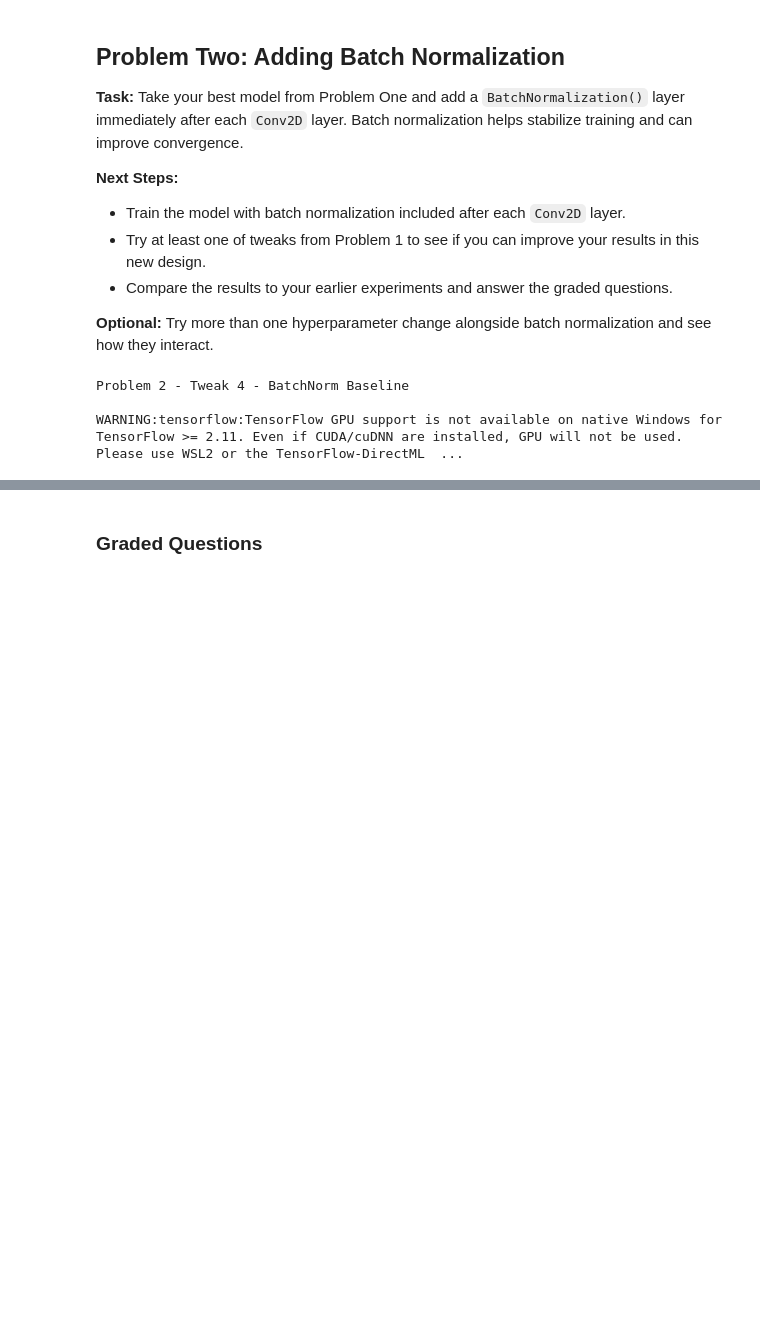
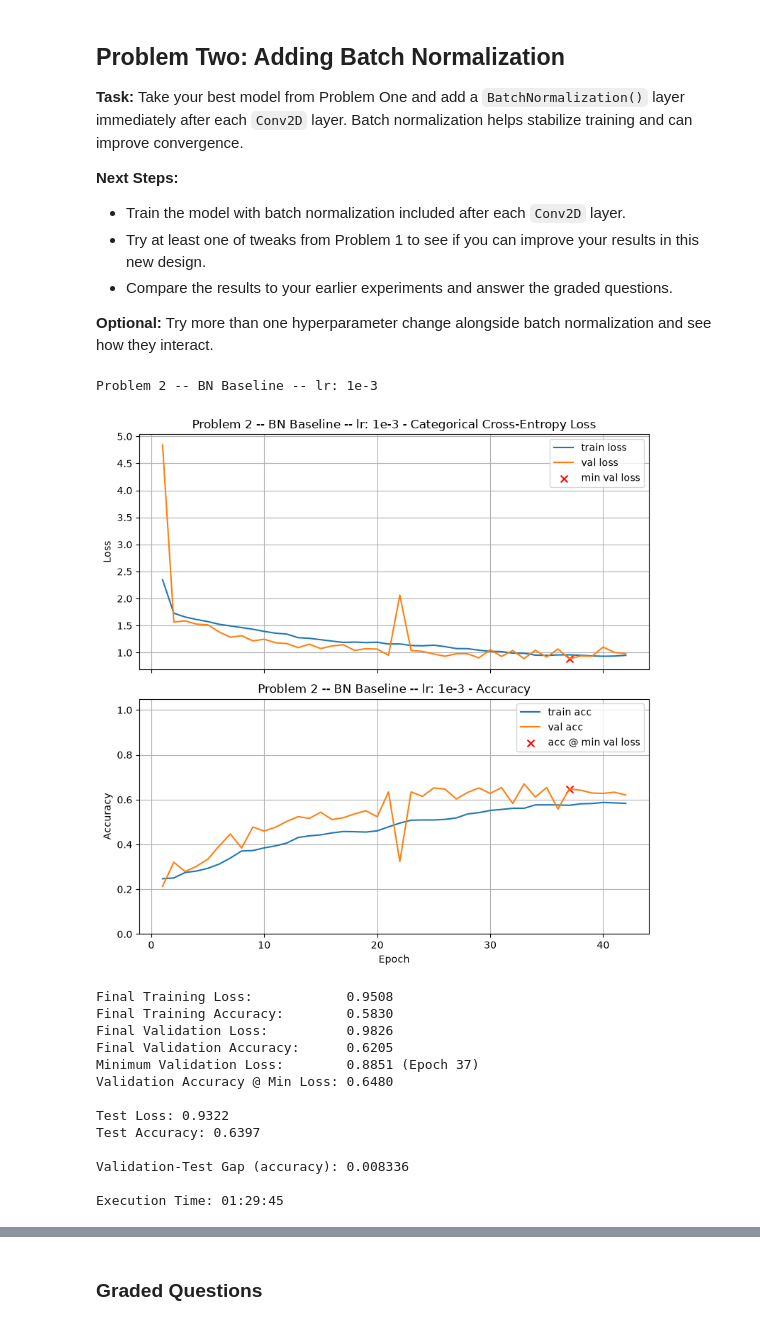
Before and after one commit to aqds-hub/Learning, a Jupyter notebook: 703/Homework_04.ipynb, the cells around one changed output, grey strips where cells are left out. Cells and saved outputs as stored; diff of their text form; code cells hidden in the pictures; blank space fills up the shorter version.

```diff
--- a/703/Homework_04.ipynb
+++ b/703/Homework_04.ipynb
@@ -590,30 +593,3 @@ Take your best model from Problem One and add a `BatchNormalization()` layer imm
 
 **Optional:**
 Try more than one hyperparameter change alongside batch normalization and see how they interact.
-# %%
-he = initializers.HeNormal()
-
-# Problem 2 -- Baseline with BatchNormalization
-# Take best model from Problem 1 (baseline) and add BatchNormalization after each Conv2D
-model_bn_baseline = models.Sequential([
-    Input(shape=INPUT_SHAPE),
-
-    Conv2D(32, (3,3), activation="relu", kernel_initializer=he, padding="same"),
-    BatchNormalization(),
-    MaxPooling2D(2),
-
-    Conv2D(64, (3,3), activation="relu", kernel_initializer=he, padding="same"),
-    BatchNormalization(),
-    MaxPooling2D(2),
-
-    Flatten(),
-    Dense(64, activation="relu", kernel_initializer=he),
-    Dropout(0.5),
-    Dense(num_classes, activation="softmax")
-])
-
-train_and_test(model_bn_baseline, lr_schedule=1e-3, title="Problem 2 - Tweak 4 - BatchNorm Baseline")
-# %% [output]
-Problem 2 - Tweak 4 - BatchNorm Baseline
-
-WARNING:tensorflow:TensorFlow GPU support is not available on native Windows for TensorFlow >= 2.11. Even if CUDA/cuDNN are installed, GPU will not be used. Please use WSL2 or the TensorFlow-DirectML  ...
@@ -663,0 +596,38 @@ train_and_test(model_bn_dropout, lr_schedule=1e-3, title="Problem 2 -- BatchNorm
+# %%
+he = initializers.HeNormal()
+
+# Problem 2 -- Tweak 4 -- Baseline with Batch Normalization (after each Conv2D)
+model_bn_baseline = models.Sequential([
+    Input(shape=INPUT_SHAPE),
+
+    Conv2D(32, (3,3), activation="relu", kernel_initializer=he, padding="same"),
+    BatchNormalization(),
+    MaxPooling2D(2),
+
+    Conv2D(64, (3,3), activation="relu", kernel_initializer=he, padding="same"),
+    BatchNormalization(),
+    MaxPooling2D(2),
+
+    Flatten(),
+    Dense(64, activation="relu", kernel_initializer=he),
+    Dropout(0.5),
+    Dense(num_classes, activation="softmax")
+])
+
+train_and_test(model_bn_baseline, patience = 5, epochs=50, lr_schedule=1e-3, title="Problem 2 -- BN Baseline -- lr: 1e-3")
+# %% [output]
+Problem 2 -- BN Baseline -- lr: 1e-3
+[figure, added]
+Final Training Loss:            0.9508
+Final Training Accuracy:        0.5830
+Final Validation Loss:          0.9826
+Final Validation Accuracy:      0.6205
+Minimum Validation Loss:        0.8851 (Epoch 37)
+Validation Accuracy @ Min Loss: 0.6480
+
+Test Loss: 0.9322
+Test Accuracy: 0.6397
+
+Validation-Test Gap (accuracy): 0.008336
+
+Execution Time: 01:29:45
```
Also changed, not shown: parts of 10 cells of this notebook, 2 other files.
